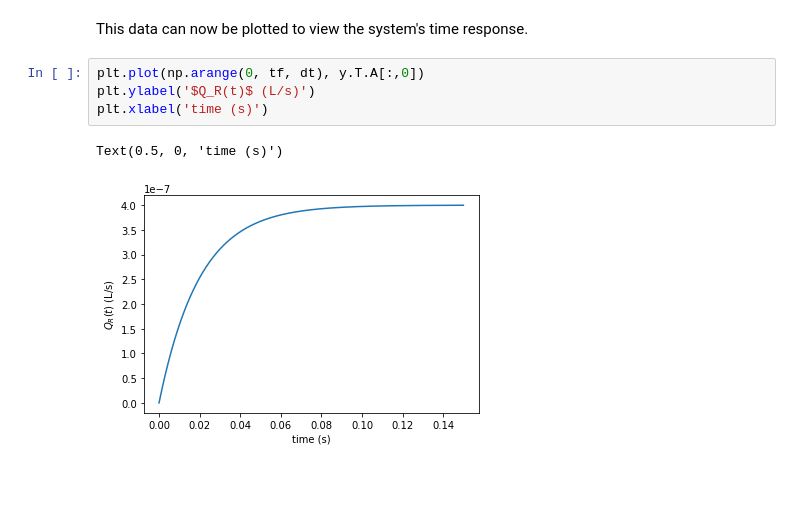
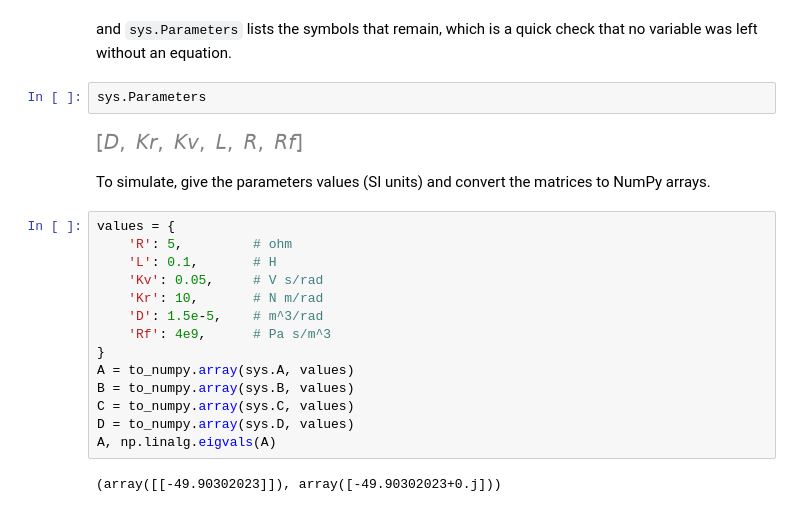
Before and after one commit to CameronDevine/StateMint, a Jupyter notebook: python/Example.ipynb, the cells around one changed output. Cells and saved outputs as stored; diff of their text form; blank space fills up the shorter version.

```diff
--- a/python/Example.ipynb
+++ b/python/Example.ipynb
@@ -113,9 +82,24 @@ for i in range(int(tf/dt)):
-# %% [markdown]
-This data can now be plotted to view the system's time response.
-# %%
-plt.plot(np.arange(0, tf, dt), y.T.A[:,0])
-plt.ylabel('$Q_R(t)$ (L/s)')
-plt.xlabel('time (s)')
-# %% [output]
-Text(0.5, 0, 'time (s)')
-[figure, removed]
+# %% [markdown]
+and `sys.Parameters` lists the symbols that remain, which is a quick check that no variable was left without an equation.
+# %%
+sys.Parameters
+# %% [output]
+[figure, added]
+# %% [markdown]
+To simulate, give the parameters values (SI units) and convert the matrices to NumPy arrays.
+# %%
+values = {
+    'R': 5,         # ohm
+    'L': 0.1,       # H
+    'Kv': 0.05,     # V s/rad
+    'Kr': 10,       # N m/rad
+    'D': 1.5e-5,    # m^3/rad
+    'Rf': 4e9,      # Pa s/m^3
+}
+A = to_numpy.array(sys.A, values)
+B = to_numpy.array(sys.B, values)
+C = to_numpy.array(sys.C, values)
+D = to_numpy.array(sys.D, values)
+A, np.linalg.eigvals(A)
+# %% [output]
+(array([[-49.90302023]]), array([-49.90302023+0.j]))
```
Also changed, not shown: parts of 39 cells of this notebook, 5 other files.
